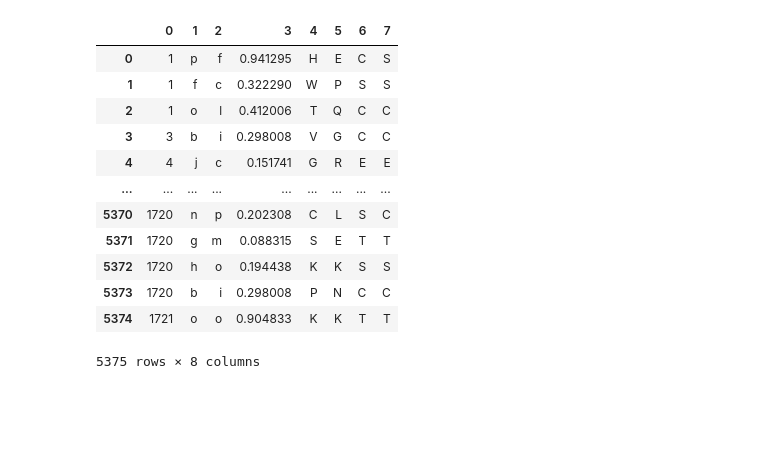
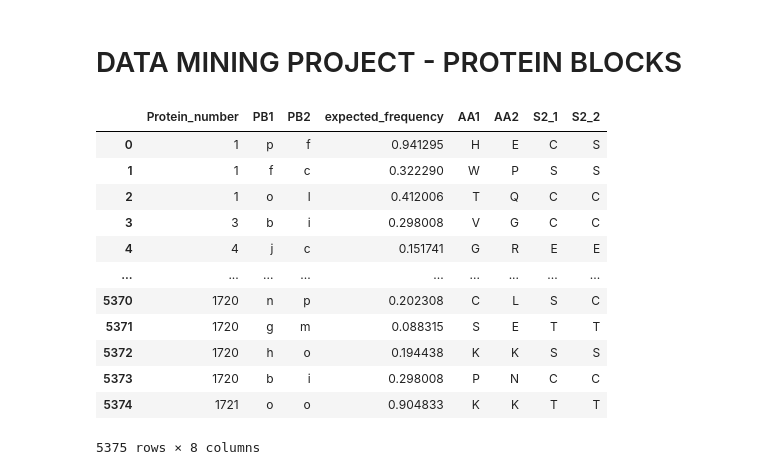
Before and after one commit to djurdjam02/DataMiningProject, a Jupyter notebook: project.ipynb, the cells around one changed output. Cells and saved outputs as stored; diff of their text form; code cells hidden in the pictures; blank space fills up the shorter version.

```diff
--- a/project.ipynb
+++ b/project.ipynb
@@ -1,2 +1,4 @@
+# %% [markdown]
+# DATA MINING PROJECT - PROTEIN BLOCKS
 # %%
 import pandas as pd
@@ -3,19 +6,21 @@ import pandas as pd
 # %%
-df = pd.read_csv("March_2024_PDB_01.txt", delim_whitespace=True, header=None)
+df1 = pd.read_csv("March_2024_PDB_01.txt", sep=r"\s+", header=None)
 # %%
-df
+df1.columns = ['Protein_number', 'PB1', 'PB2', 'expected_frequency', 'AA1', 'AA2', 'S2_1', 'S2_2']
-# %% [output]
-|  | 0 | 1 | 2 | 3 | 4 | 5 | 6 | 7 |
-| 0 | 1 | p | f | 0.941295 | H | E | C | S |
-| 1 | 1 | f | c | 0.322290 | W | P | S | S |
-| 2 | 1 | o | l | 0.412006 | T | Q | C | C |
-| 3 | 3 | b | i | 0.298008 | V | G | C | C |
-| 4 | 4 | j | c | 0.151741 | G | R | E | E |
-| ... | ... | ... | ... | ... | ... | ... | ... | ... |
-| 5370 | 1720 | n | p | 0.202308 | C | L | S | C |
-| 5371 | 1720 | g | m | 0.088315 | S | E | T | T |
-| 5372 | 1720 | h | o | 0.194438 | K | K | S | S |
-| 5373 | 1720 | b | i | 0.298008 | P | N | C | C |
-| 5374 | 1721 | o | o | 0.904833 | K | K | T | T |
-5375 rows × 8 columns
+# %%
+df1
+# %% [output]
+|  | Protein_number | PB1 | PB2 | expected_frequency | AA1 | AA2 | S2_1 | S2_2 |
+| 0 | 1 | p | f | 0.941295 | H | E | C | S |
+| 1 | 1 | f | c | 0.322290 | W | P | S | S |
+| 2 | 1 | o | l | 0.412006 | T | Q | C | C |
+| 3 | 3 | b | i | 0.298008 | V | G | C | C |
+| 4 | 4 | j | c | 0.151741 | G | R | E | E |
+| ... | ... | ... | ... | ... | ... | ... | ... | ... |
+| 5370 | 1720 | n | p | 0.202308 | C | L | S | C |
+| 5371 | 1720 | g | m | 0.088315 | S | E | T | T |
+| 5372 | 1720 | h | o | 0.194438 | K | K | S | S |
+| 5373 | 1720 | b | i | 0.298008 | P | N | C | C |
+| 5374 | 1721 | o | o | 0.904833 | K | K | T | T |
+5375 rows × 8 columns
 # %%
```
Also changed, not shown: parts of 18 cells of this notebook.
